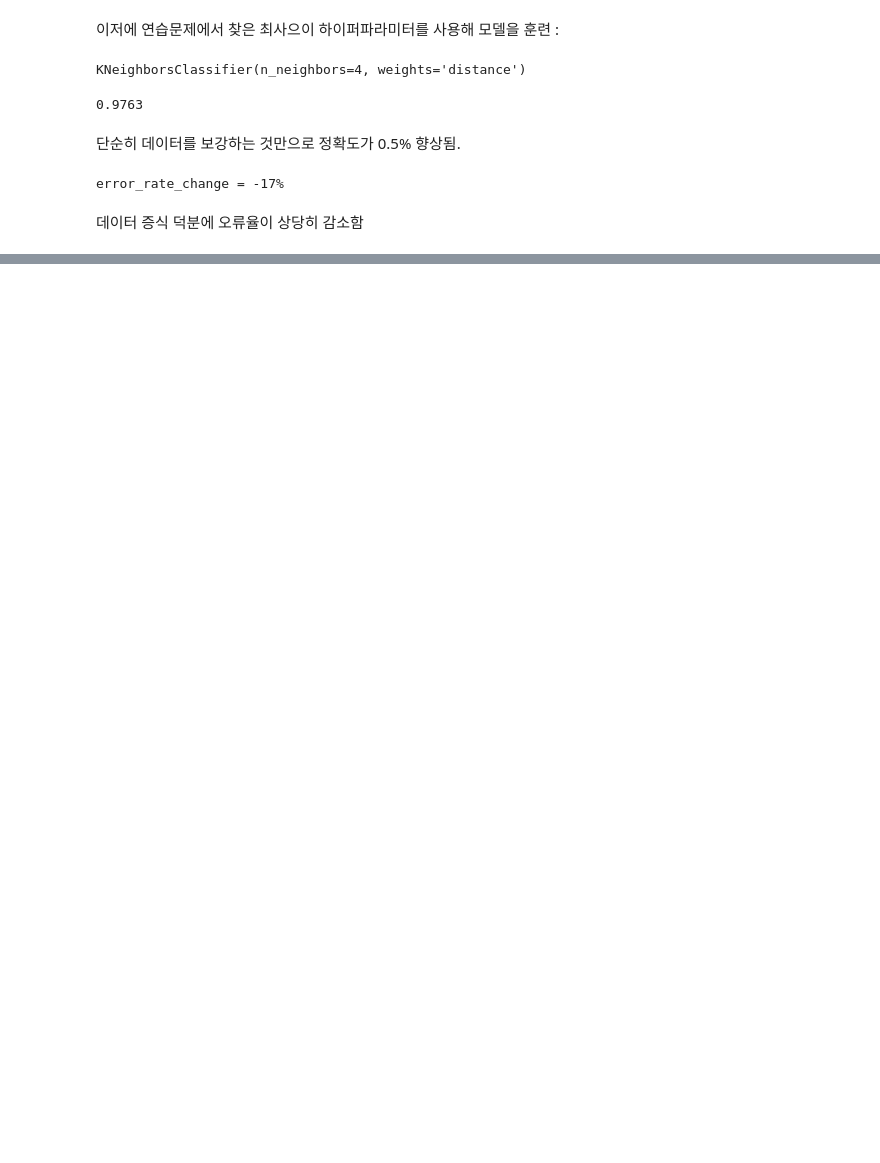
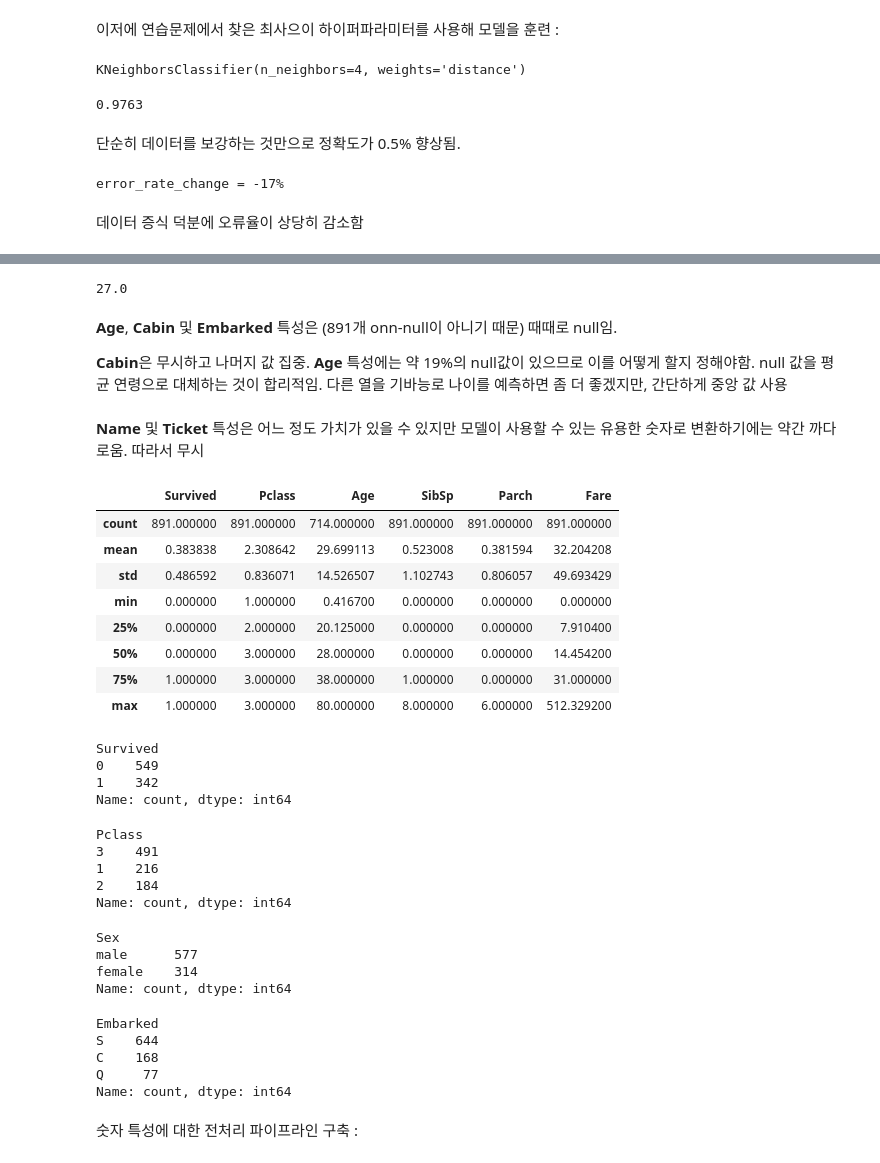
Before and after one commit to doyeon789/Study-AI, a Jupyter notebook: Hands-On ML3 Practice/03_classification/03_classification.ipynb, the cells around one changed output, grey strips where cells are left out. Cells and saved outputs as stored; diff of their text form; code cells hidden in the pictures; blank space fills up the shorter version.

```diff
--- a/Hands-On ML3 Practice/03_classification/03_classification.ipynb
+++ b/Hands-On ML3 Practice/03_classification/03_classification.ipynb
@@ -992,0 +1028,3 @@ error_rate_change = -17%
+# %%
+train_data = train_data.set_index("PassengerId")
+test_data = test_data.set_index("PassengerId")
@@ -992,0 +1052,54 @@ error_rate_change = -17%
+# %%
+train_data[train_data["Sex"]=="female"]["Age"].median()
+# %% [output]
+27.0
+# %% [markdown]
+**Age**, **Cabin** 및 **Embarked** 특성은 (891개 onn-null이 아니기 때문) 때때로 null임.
+
+**Cabin**은 무시하고 나머지 값 집중. **Age** 특성에는 약 19%의 null값이 있으므로 이를 어떻게 할지 정해야함. null 값을 평균 연령으로 대체하는 것이 합리적임. 다른 열을 기바능로 나이를 예측하면 좀 더 좋겠지만, 간단하게 중앙 값 사용
+# %% [markdown]
+**Name** 및 **Ticket** 특성은 어느 정도 가치가 있을 수 있지만 모델이 사용할 수 있는 유용한 숫자로 변환하기에는 약간 까다로움. 따라서 무시
+# %%
+train_data.describe()
+# %% [output]
+|  | Survived | Pclass | Age | SibSp | Parch | Fare |
+| count | 891.000000 | 891.000000 | 714.000000 | 891.000000 | 891.000000 | 891.000000 |
+| mean | 0.383838 | 2.308642 | 29.699113 | 0.523008 | 0.381594 | 32.204208 |
+| std | 0.486592 | 0.836071 | 14.526507 | 1.102743 | 0.806057 | 49.693429 |
+| min | 0.000000 | 1.000000 | 0.416700 | 0.000000 | 0.000000 | 0.000000 |
+| 25% | 0.000000 | 2.000000 | 20.125000 | 0.000000 | 0.000000 | 7.910400 |
+| 50% | 0.000000 | 3.000000 | 28.000000 | 0.000000 | 0.000000 | 14.454200 |
+| 75% | 1.000000 | 3.000000 | 38.000000 | 1.000000 | 0.000000 | 31.000000 |
+| max | 1.000000 | 3.000000 | 80.000000 | 8.000000 | 6.000000 | 512.329200 |
+# %%
+train_data["Survived"].value_counts()
+# %% [output]
+Survived
+0    549
+1    342
+Name: count, dtype: int64
+# %%
+train_data["Pclass"].value_counts()
+# %% [output]
+Pclass
+3    491
+1    216
+2    184
+Name: count, dtype: int64
+# %%
+train_data["Sex"].value_counts()
+# %% [output]
+Sex
+male      577
+female    314
+Name: count, dtype: int64
+# %%
+train_data["Embarked"].value_counts()
+# %% [output]
+Embarked
+S    644
+C    168
+Q     77
+Name: count, dtype: int64
+# %% [markdown]
+숫자 특성에 대한 전처리 파이프라인 구축 :
```
Also changed, not shown: parts of 37 cells of this notebook, 3 other files.
